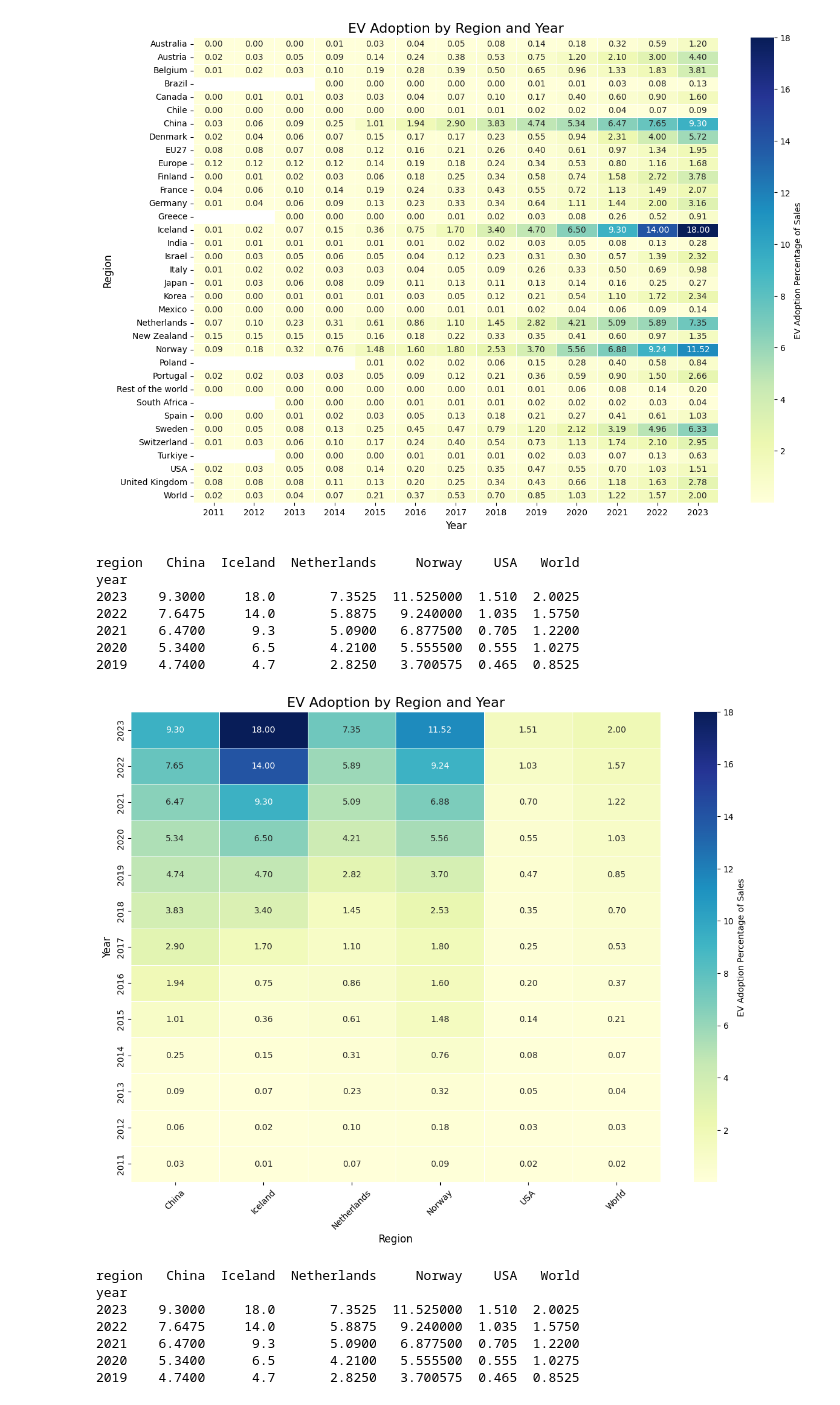
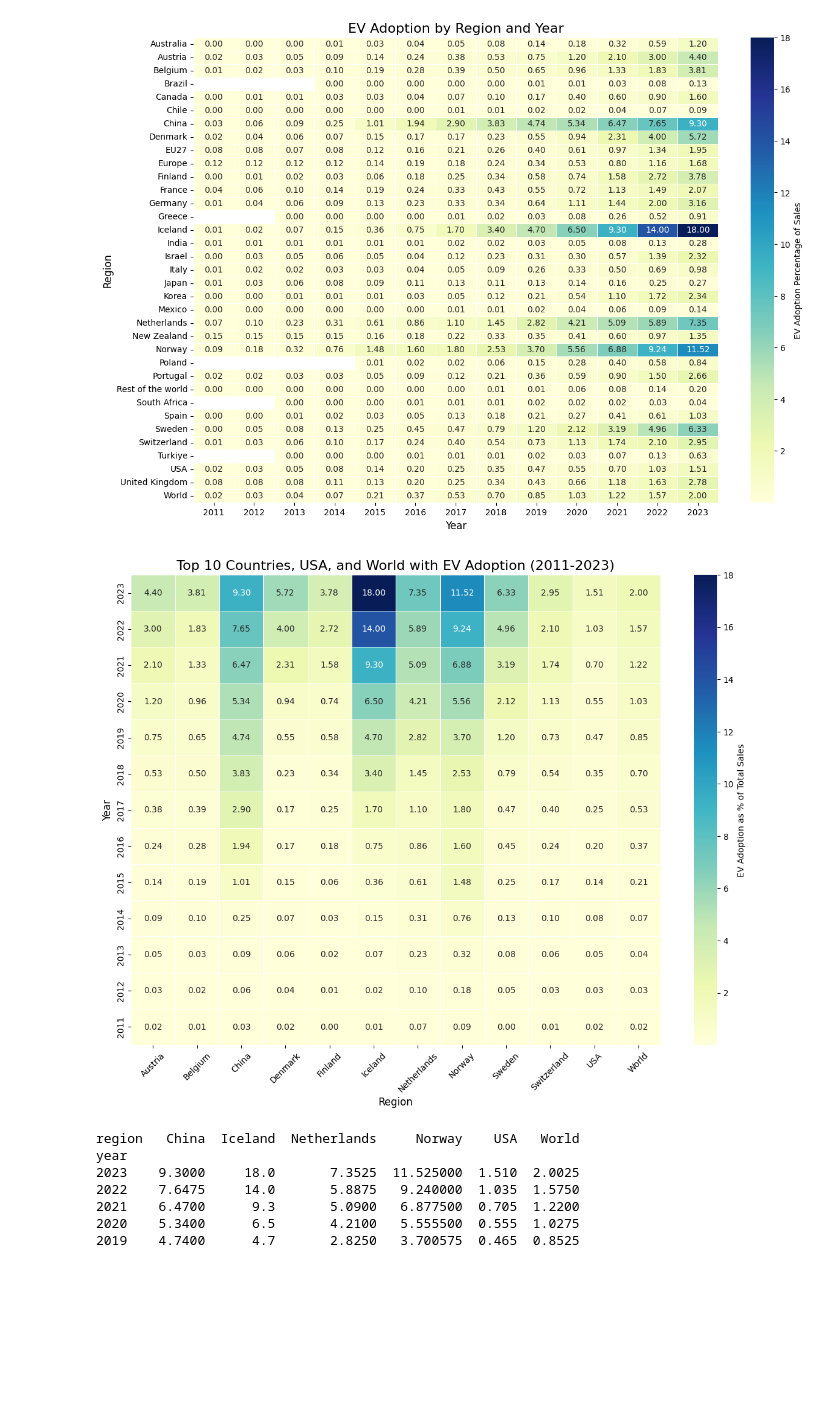
Before and after one commit to arkhanks/data_analytics_proj_3, a Jupyter notebook: ev_adoption_visualizations.ipynb, the cells around one changed output. Saved outputs shown, nothing was run; the diff lists cells and outputs as text; code cells hidden in the pictures; blank space fills up the shorter version.

```diff
--- a/ev_adoption_visualizations.ipynb
+++ b/ev_adoption_visualizations.ipynb
@@ -145,55 +145,43 @@ Brazil     0.002369  0.006820  0.008270  0.032225  0.081000  0.13025
 Canada     0.102870  0.173067  0.400067  0.600280  0.900667  1.60000
 [figure]
 # %%
-# Ensure the dataset is clean and there are no duplicates as we discussed earlier
-ev_adoption_data = ev_adoption_data.groupby(['region', 'year', 'parameter'], as_index=False)['value'].mean()
+# Sum EV adoption by country (region) across all years
+total_ev_adoption_by_country = ev_adoption_data.groupby('region')['value'].sum().reset_index()
 
-# Filter data for the years 2011 to 2023
-ev_adoption_data = ev_adoption_data[(ev_adoption_data['year'] >= 2011) & (ev_adoption_data['year'] <= 2023)]
+# Sort by total EV adoption value and pick the top 10 countries
+top_10_countries = total_ev_adoption_by_country.sort_values(by='value', ascending=False).head(10)
 
-# Optionally, filter for a specific 'parameter' (e.g., 'EV stock share')
-# ev_adoption_data = ev_adoption_data[ev_adoption_data['parameter'] == 'EV stock share']
+# Add 'US' and 'World' to the list of top countries
+countries_of_interest = top_10_countries['region'].tolist()
+countries_of_interest.extend(['USA', 'World'])  # Add 'USA' and 'World' to the list
 
-# List of specific countries you want to include (replace with actual country names)
-countries_of_interest = ['China', 'Iceland', 'Netherlands', 'Norway', 'USA', 'World']
+# Filter the data for the countries of interest (top 10 + USA + World)
+ev_adoption_data_filtered = ev_adoption_data[ev_adoption_data['region'].isin(countries_of_interest)]
 
-# Filter data for these specific countries
-ev_adoption_data = ev_adoption_data[ev_adoption_data['region'].isin(countries_of_interest)]
+# Pivot the data to get years as rows and countries as columns
+pivot_data = ev_adoption_data_filtered.pivot(index='year', columns='region', values='value')
 
-# Pivot the data: rows = year, columns = region, values = EV adoption percentage (or vehicles)
-pivot_data = ev_adoption_data.pivot(index='year', columns='region', values='value')
-
-# Ensure 'year' is sorted in ascending order
+# Sort the years in ascending order
 pivot_data = pivot_data.sort_index(ascending=False)
-
-# Check the pivot data after sorting
-print(pivot_data.head())
 
 # Create the heatmap
 plt.figure(figsize=(14, 10))  # Adjust figure size as necessary
 
 # Create a heatmap with manually sorted years in ascending order
-sns.heatmap(pivot_data, annot=True, fmt='.2f', cmap='YlGnBu', cbar_kws={'label': 'EV Adoption Percentage of Sales'}, linewidths=0.5)
+sns.heatmap(pivot_data, annot=True, fmt='.2f', cmap='YlGnBu', cbar_kws={'label': 'EV Adoption as % of Total Sales'}, linewidths=0.5)
 
 # Add titles and labels
-plt.title('EV Adoption by Region and Year', fontsize=16)
+plt.title('Top 10 Countries, USA, and World with EV Adoption (2011-2023)', fontsize=16)
 plt.ylabel('Year', fontsize=12)
 plt.xlabel('Region', fontsize=12)
 
 # Rotate the x-axis labels for better readability
 plt.xticks(rotation=45)
 
 # Show the plot
 plt.show()
 # %% [output]
-region   China  Iceland  Netherlands     Norway    USA   World
-year
-2023    9.3000     18.0       7.3525  11.525000  1.510  2.0025
-2022    7.6475     14.0       5.8875   9.240000  1.035  1.5750
-2021    6.4700      9.3       5.0900   6.877500  0.705  1.2200
-2020    5.3400      6.5       4.2100   5.555500  0.555  1.0275
-2019    4.7400      4.7       2.8250   3.700575  0.465  0.8525
-[figure, old version]
+[figure, new version]
 # %%
 # Ensure the dataset is clean and there are no duplicates as we discussed earlier
 ev_adoption_data = ev_adoption_data.groupby(['region', 'year', 'parameter'], as_index=False)['value'].mean()
```
Also changed, not shown: 10 other files.
